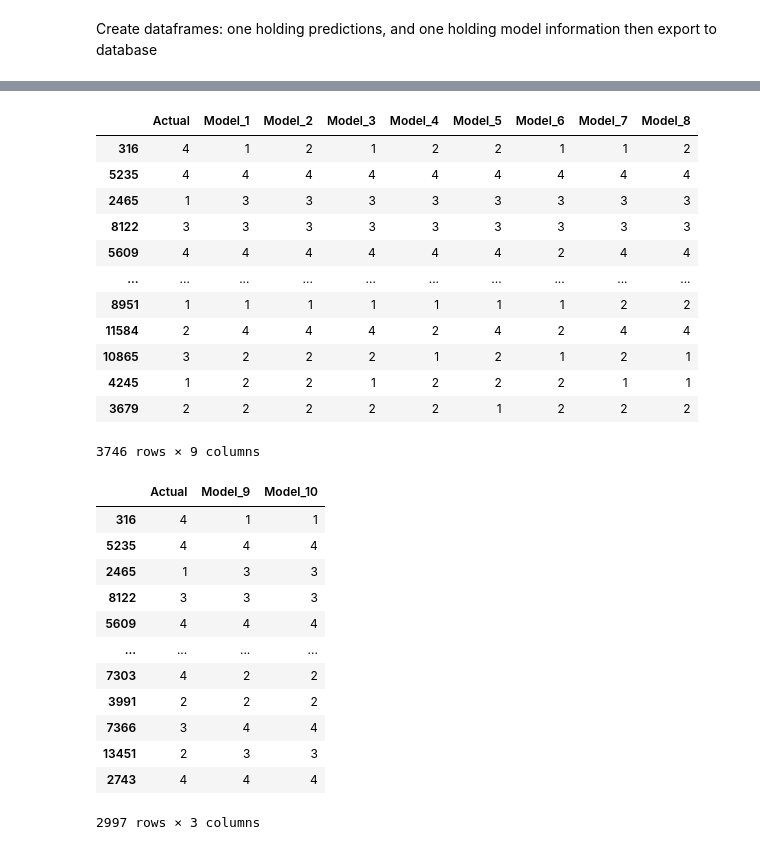
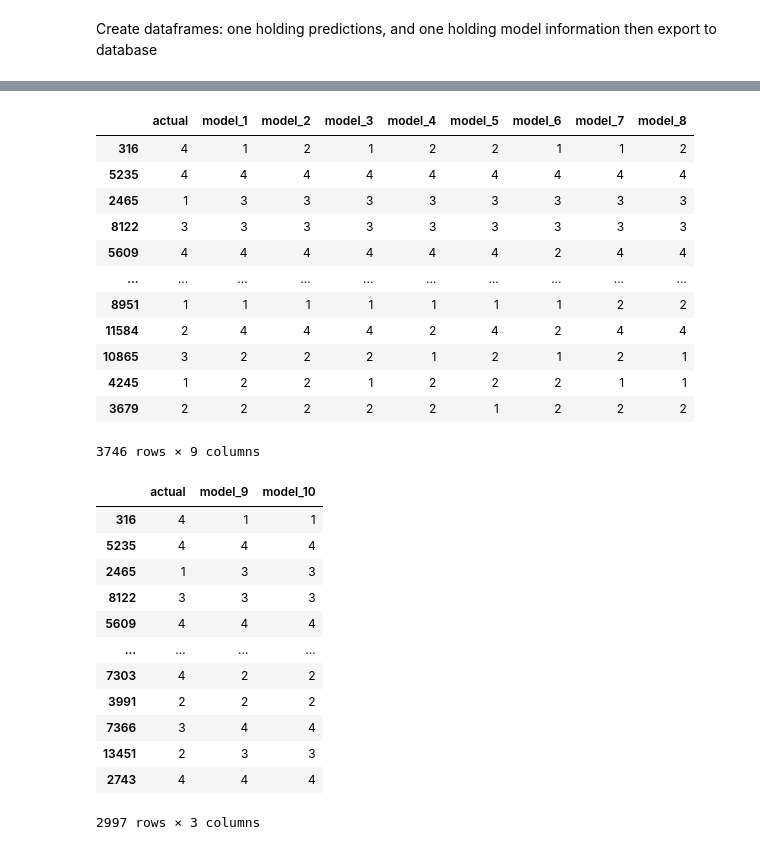
Before and after one commit to trosie3/UofODataViz_Final_Project, a Jupyter notebook: MLmodel.ipynb, the cells around one changed output, grey strips where cells are left out. Saved outputs shown, nothing was run; the diff lists cells and outputs as text; code cells hidden in the pictures.

Commit message:
clean code, add clearer commenting, add images from model code

```diff
--- a/MLmodel.ipynb
+++ b/MLmodel.ipynb
@@ -602,7 +629,7 @@ accuracy did not change much compared to un-binned word count
 Model 6 - try model w/o word count in anyway, mostly curious to see what happens
 # %%
 # Create our features
-X6 = pet_df.drop(["index","AdoptionSpeed", "word_count","Type", "VideoAmt", "Health", "wordbins"], axis=1)
+X6 = pet_df.drop(["index","adoptionspeed", "word_count","type", "videoamt", "health", "wordbins"], axis=1)
 # %%
 X6.columns
 # %% [output]
@@ -743 +770,5 @@ Fee_bins                 object
 dtype: object
+# %%
+#change fee_bins to int from object
+pet_df2["fee_bins"] = pet_df2.fee_bins.astype(int)
+pet_df2.dtypes
@@ -744,9 +793,9 @@ dtype: object
 # %%
 # Create our features
-X_opt = pet_df2.drop(["index","AdoptionSpeed"], axis=1)
+X_opt = pet_df2.drop(["index","adoptionspeed"], axis=1)
 
 # Create our target
-y_opt = pet_df2["AdoptionSpeed"]
+y_opt = pet_df2["adoptionspeed"]
 # %%
 #split the data
 X_traino, X_testo, y_traino, y_testo = train_test_split(X_opt, y_opt, random_state=1)
@@ -850,7 +899,7 @@ accuracy better than some of the models but not better than model 1, feature imp
 Model 8 - see if dropping the 3 least important features helps, so model 2 params on the new word count column
 # %%
 # Create our features
-X_opt2 = pet_df2.drop(["index","AdoptionSpeed", "Type", "VideoAmt", "Health"], axis=1)
+X_opt2 = pet_df2.drop(["index","adoptionspeed", "type", "videoamt", "health"], axis=1)
 # %%
 #split the data
 X_traino2, X_testo2, y_traino2, y_testo2 = train_test_split(X_opt2, y_opt, random_state=1)
@@ -1130,21 +1179,21 @@ rf_model_df
 | 8 | 9 | 42.24 | 80/20 | all | 2 |
 | 9 | 10 | 42.54 | 80/20 | all but type, videoamt, health | 1 |
 # %%
-#create dataframe to hold predictions and actuals
-data2 = {'Actual': y_test,
-    'Model_1': predictions,
-    'Model_2': predictions2,
-    'Model_3': predictions3,
-    'Model_4': predictions4,
-    'Model_5': predictions5,
-    'Model_6': predictions6,
-    'Model_7': predictions_opt,
-    'Model_8': predictions_opt2
+#create dataframe to hold predictions and actuals in 75/25 split
+data2 = {'actual': y_test,
+    'model_1': predictions,
+    'model_2': predictions2,
+    'model_3': predictions3,
+    'model_4': predictions4,
+    'model_5': predictions5,
+    'model_6': predictions6,
+    'model_7': predictions_opt,
+    'model_8': predictions_opt2
     }
 predictions1_df = pd.DataFrame(data=data2)
 predictions1_df
 # %% [output]
-|  | Actual | Model_1 | Model_2 | Model_3 | Model_4 | Model_5 | Model_6 | Model_7 | Model_8 |
+|  | actual | model_1 | model_2 | model_3 | model_4 | model_5 | model_6 | model_7 | model_8 |
 | 316 | 4 | 1 | 2 | 1 | 2 | 2 | 1 | 1 | 2 |
 | 5235 | 4 | 4 | 4 | 4 | 4 | 4 | 4 | 4 | 4 |
 | 2465 | 1 | 3 | 3 | 3 | 3 | 3 | 3 | 3 | 3 |
@@ -1158,15 +1207,15 @@ predictions1_df
 | 3679 | 2 | 2 | 2 | 2 | 2 | 1 | 2 | 2 | 2 |
 3746 rows × 9 columns
 # %%
-#create dataframe to hold predictions and actuals
-data3 = {'Actual': y_test7,
-    'Model_9': predictions7,
-    'Model_10': predictions8}
+#create dataframe to hold predictions and actuals in 80/20 split
+data3 = {'actual': y_test7,
+    'model_9': predictions7,
+    'model_10': predictions8}
 
 predictions2_df = pd.DataFrame(data=data3)
 predictions2_df
 # %% [output]
-|  | Actual | Model_9 | Model_10 |
+|  | actual | model_9 | model_10 |
 | 316 | 4 | 1 | 1 |
 | 5235 | 4 | 4 | 4 |
 | 2465 | 1 | 3 | 3 |
```
Also changed, not shown: parts of 40 cells of this notebook, 18 other files.
